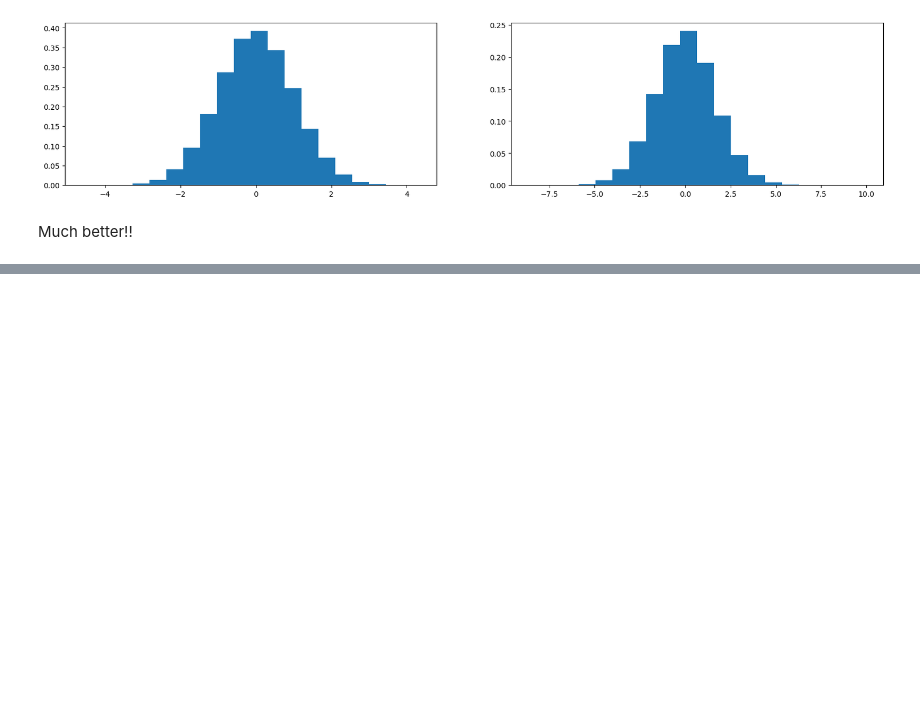
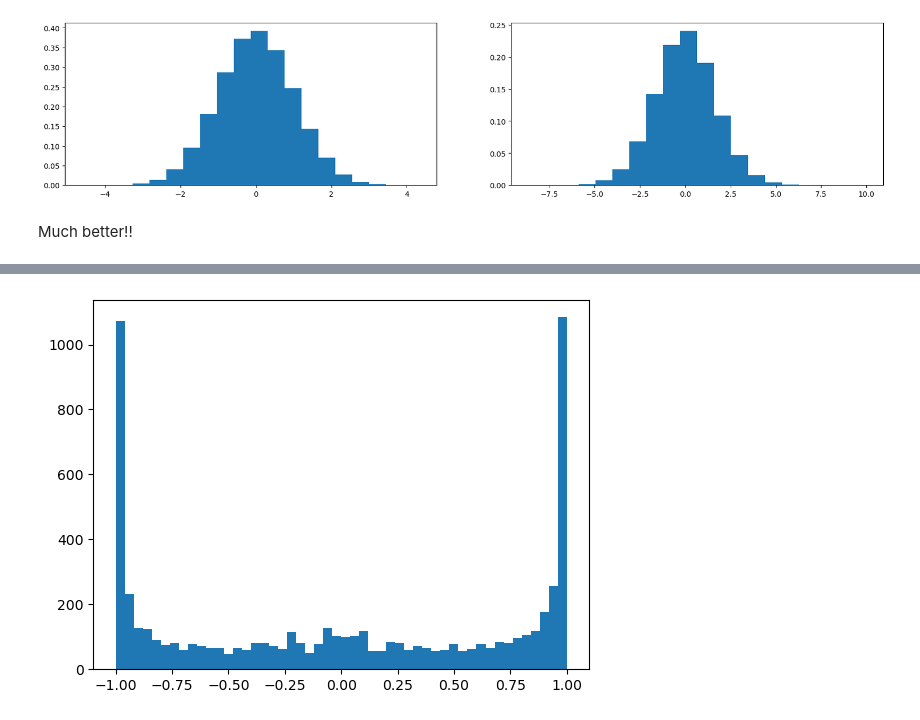
Before and after one commit to priyamore/language-modeling, a Jupyter notebook: how_to_intialize_nn.ipynb, the cells around one changed output, grey strips where cells are left out. Drawn from its saved outputs; the diff is of its cells as text; code cells hidden in the pictures; blank space fills up the shorter version.

```diff
--- a/how_to_intialize_nn.ipynb
+++ b/how_to_intialize_nn.ipynb
@@ -66,0 +286,30 @@ Much better!!
+# %%
+max_steps = 200000
+batch_size = 32
+losses_at_idx = []
+
+for step in range(max_steps):
+    ix = torch.randint(0, X_train.shape[0], (batch_size, ), generator=g)
+    Xb, Yb = X_train[ix], Y_train[ix]
+
+    emb = C[Xb]
+    emb_cat = emb.view(emb.shape[0], -1)
+    h_preact = emb_cat @ W1
+    h = torch.tanh(h_preact)
+    logits = h @ W2 + b2
+
+    loss = F.cross_entropy(logits, Yb)
+    for p in params:
+        p.grad = None
+
+    loss.backward()
+
+    l_rate = 0.1 if step < 100000 else 0.01
+
+    for p in params:
+        p.data += -l_rate * p.grad
+
+    if step % 10000 == 0:
+        print(f'{step:7d}/{max_steps:7d}:{loss.item():.4f}')
+
+    losses_at_idx.append(loss.log10().item())
@@ -66,0 +337,4 @@ Much better!!
+# %%
+plt.hist(h.view(-1).tolist(), bins=50);
+# %% [output]
+[figure, added]
```
Also changed, not shown: parts of 9 cells of this notebook, 2 other files.
